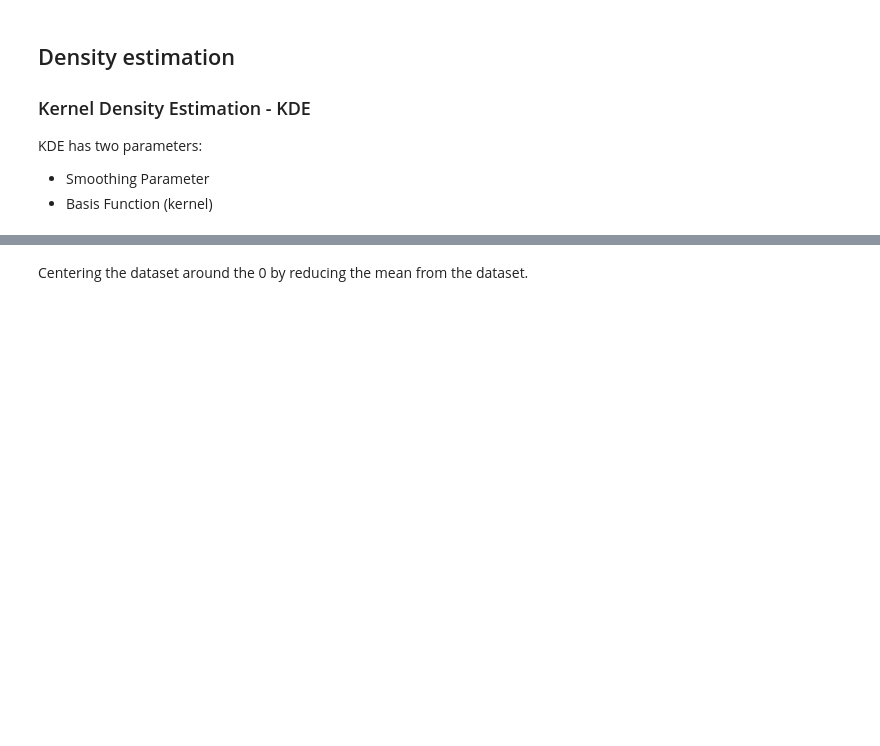
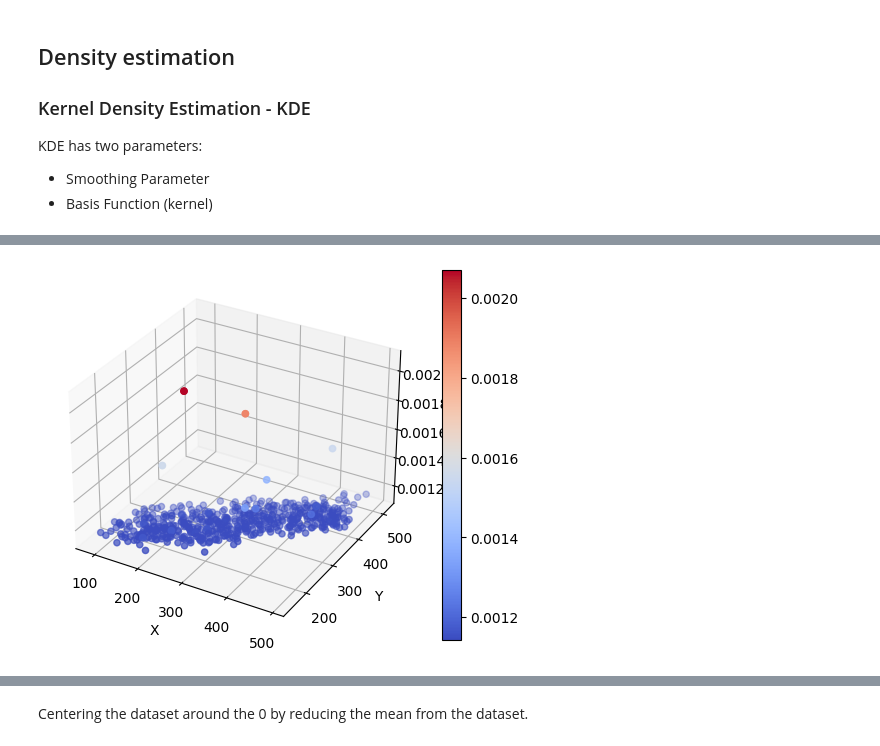
Before and after one commit to dominikstipic/notebooks, a Jupyter notebook: distance-measure/notebook.ipynb, the cells around one changed output, grey strips where cells are left out. Saved outputs shown, nothing was run; the diff lists cells and outputs as text; code cells hidden in the pictures; blank space fills up the shorter version.

```diff
--- a/distance-measure/notebook.ipynb
+++ b/distance-measure/notebook.ipynb
@@ -87,8 +97,9 @@ KDE has two parameters:
 * Basis Function (kernel)
 # %%
 from sklearn.neighbors import KernelDensity
+import matplotlib.pyplot as plt
+
 kde = KernelDensity(kernel='gaussian', bandwidth=0.5).fit(X)
-kde.score_samples(X)
-
-#sample = sample.reshape((len(sample), 1))
-#model.fit(sample)
+log_probs = kde.score_samples(X)
+probs = np.exp(log_probs)
+probs
@@ -112,0 +123,19 @@ array([-6.77414795, -6.77414795, -6.77414795, -6.77414795, -6.77414795,
+# %%
+x = X[:,0]
+y = X[:,1]
+z = probs
+
+fig = plt.figure()
+ax = plt.axes(projection='3d')
+
+sc = ax.scatter3D(x, y, z, c=z, cmap='coolwarm')
+cb = fig.colorbar(sc)
+
+ax.set_xlabel('X')
+ax.set_ylabel('Y')
+ax.set_zlabel('Z')
+
+# show the plot
+plt.show()
+# %% [output]
+[figure, added]
```
Also changed, not shown: parts of 12 cells of this notebook, 12 other files.
